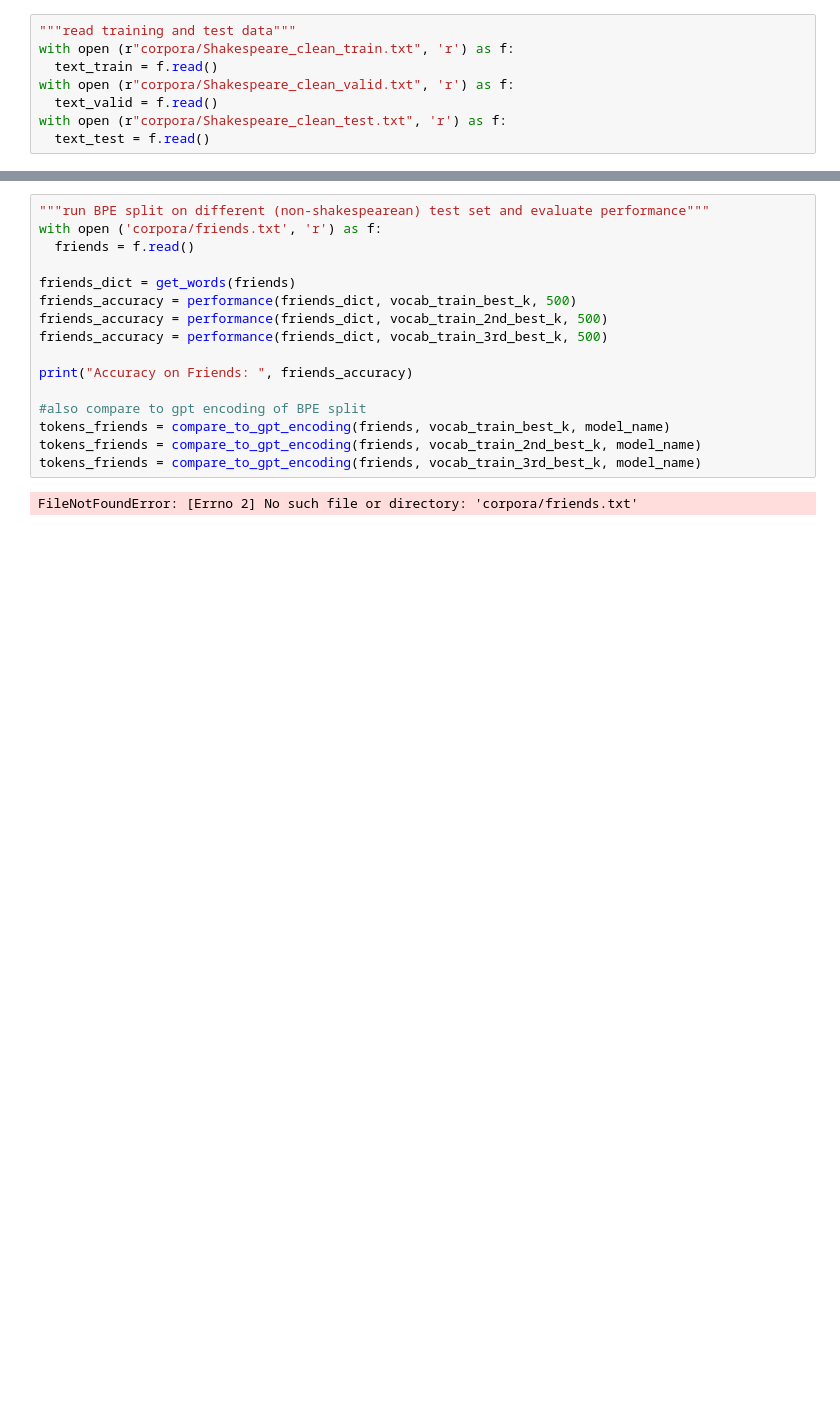
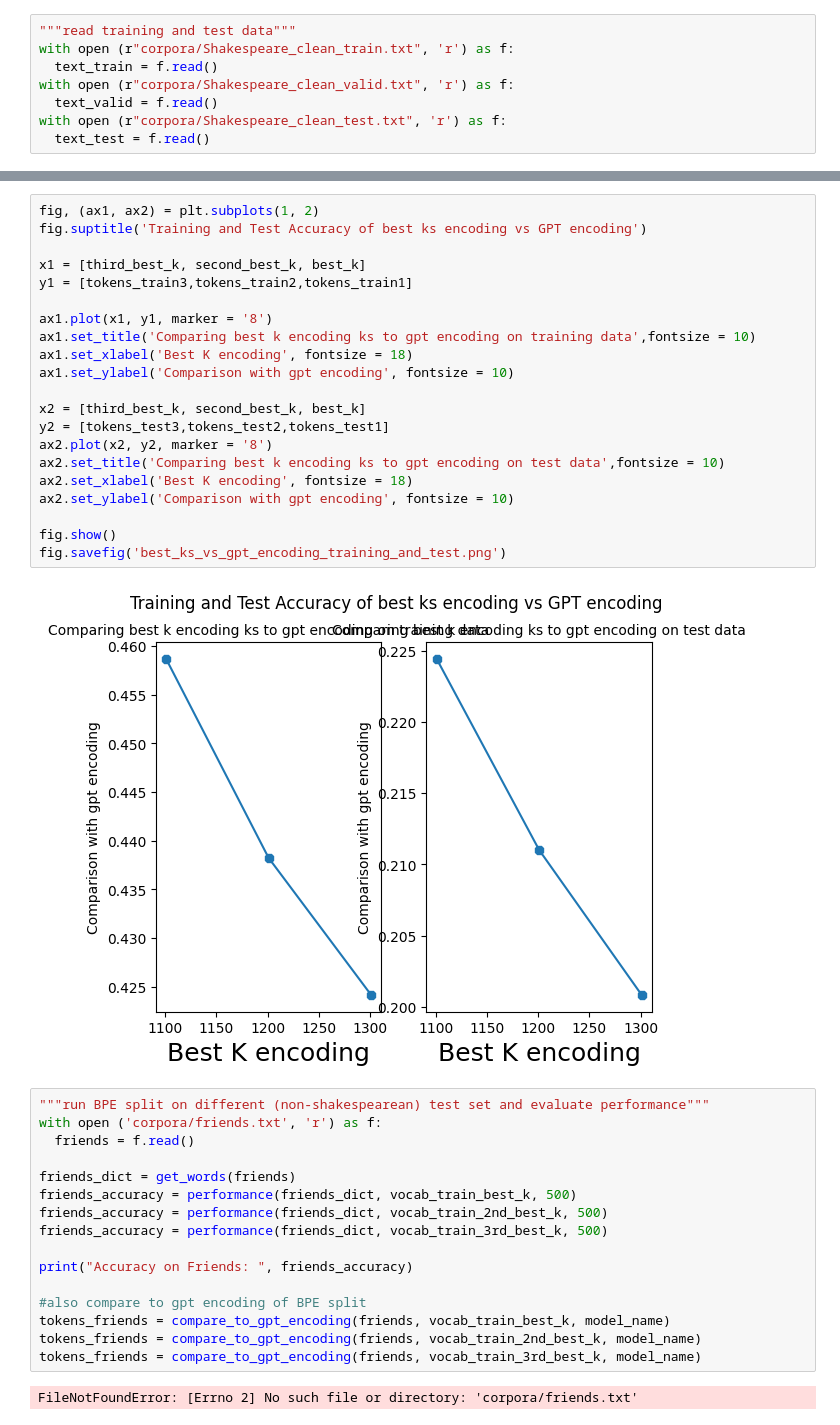
Before and after one commit to Ally511/GPT, a Jupyter notebook: BPE_Milestone.ipynb, the cells around one changed output, grey strips where cells are left out. Cells and saved outputs as stored; diff of their text form; blank space fills up the shorter version.

```diff
--- a/BPE_Milestone.ipynb
+++ b/BPE_Milestone.ipynb
@@ -105,3 +267,26 @@ tokens_test = compare_to_gpt_encoding(text_test, vocab_train_3rd_best_k, model_n
+# %%
+fig, (ax1, ax2) = plt.subplots(1, 2)
+fig.suptitle('Training and Test Accuracy of best ks encoding vs GPT encoding')
+
+x1 = [third_best_k, second_best_k, best_k]
+y1 = [tokens_train3,tokens_train2,tokens_train1]
+
+ax1.plot(x1, y1, marker = '8')
+ax1.set_title('Comparing best k encoding ks to gpt encoding on training data',fontsize = 10)
+ax1.set_xlabel('Best K encoding', fontsize = 18)
+ax1.set_ylabel('Comparison with gpt encoding', fontsize = 10)
+
+x2 = [third_best_k, second_best_k, best_k]
+y2 = [tokens_test3,tokens_test2,tokens_test1]
+ax2.plot(x2, y2, marker = '8')
+ax2.set_title('Comparing best k encoding ks to gpt encoding on test data',fontsize = 10)
+ax2.set_xlabel('Best K encoding', fontsize = 18)
+ax2.set_ylabel('Comparison with gpt encoding', fontsize = 10)
+
+fig.show()
+fig.savefig('best_ks_vs_gpt_encoding_training_and_test.png')
+# %% [output]
+[figure, added]
 # %%
 """run BPE split on different (non-shakespearean) test set and evaluate performance"""
 with open ('corpora/friends.txt', 'r') as f:
```
Also changed, not shown: parts of 13 cells of this notebook, 21 other files.
